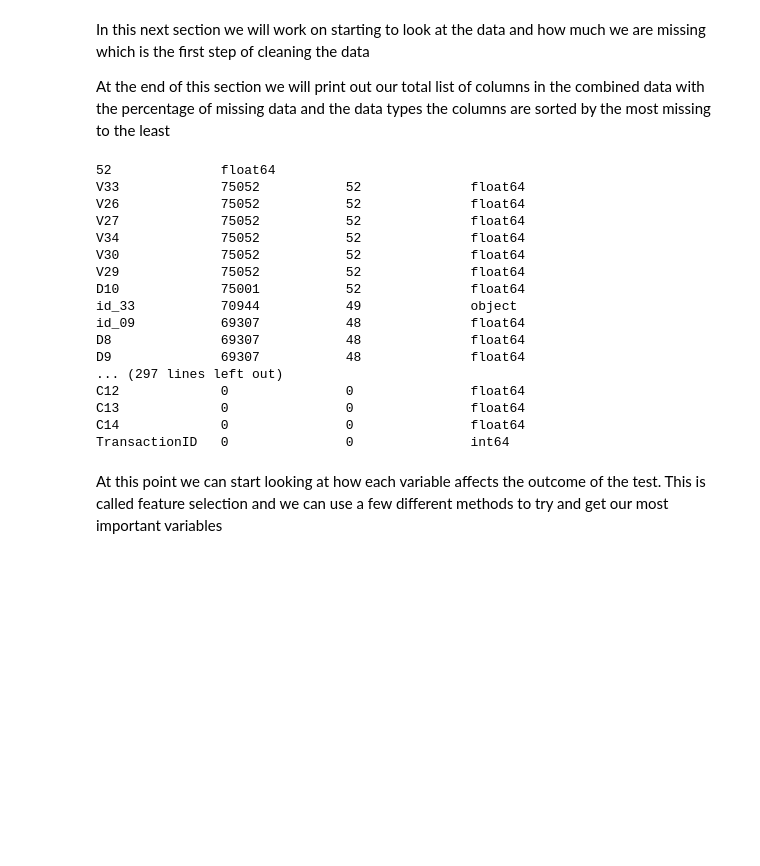
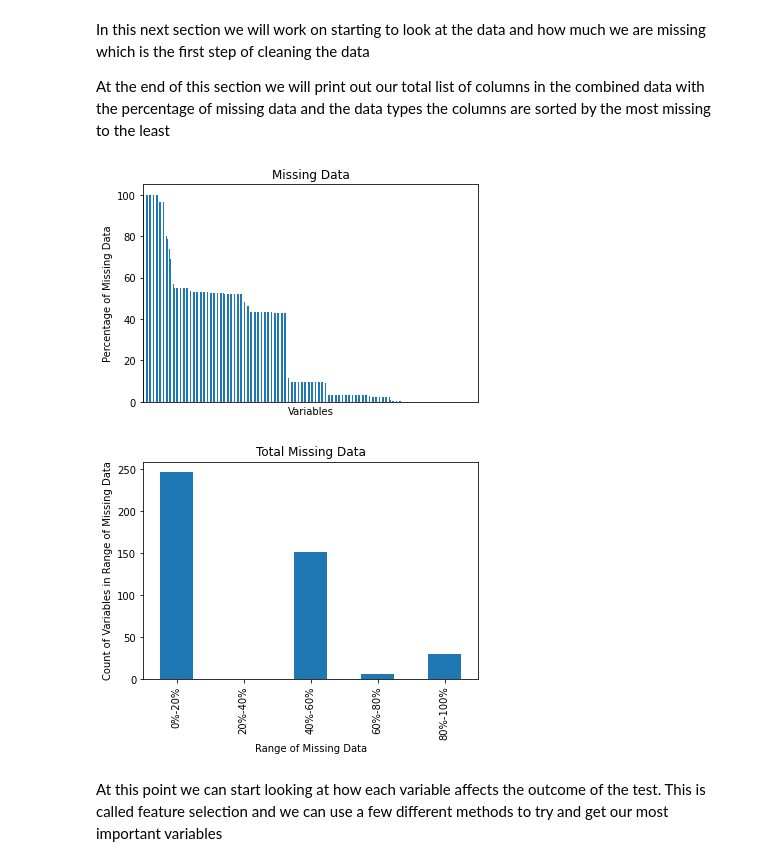
Before and after one commit to KevinGenereux/ESOF_0151_Project, a Jupyter notebook: lucas-src/Lucas(notebook).ipynb, the cells around one changed output. Cells and saved outputs as stored; diff of their text form; code cells hidden in the pictures; blank space fills up the shorter version.

Commit message:
- Added the missing data function - saved two more graphs -added the clearFiles function

```diff
--- a/lucas-src/Lucas(notebook).ipynb
+++ b/lucas-src/Lucas(notebook).ipynb
@@ -132,30 +132,43 @@ None
 In this next section we will work on starting to look at the data and how much we are missing which is the first step of cleaning the data
 
 At the end of this section we will print out our total list of columns in the combined data with the percentage of missing data and the data types the columns are sorted by the most missing to the least
-# %%
-percent_missing=train_combined.isnull().sum()#Calculate the percentage missing to the closest percentage
-missing_sorted=(percent_missing.sort_values(ascending=False))#Sort the data based on the values of missing data in decreasing order
-print('{:15s} {:15s} {:15s} {:15s}'.format("Col Name","# Missing", "% Missing","Data Type"))#print out the columns used
-for x in range(percent_missing.size):#go through each of the columns and get the name, amount missing and the data type and calulate the total amount of the data that is missing
-    print('{:15s} {:15s} {:15s} {:15s}'.format(missing_sorted.index[x],str(train_combinedDF[missing_sorted.index[x]].isnull().sum()),str(round(missing_sorted.data[x]/train_combined.shape[0]*100)),str(train_combinedDF[missing_sorted.index[x]].dtypes)))
-# %% [output]
-52              float64
-V33             75052           52              float64
-V26             75052           52              float64
-V27             75052           52              float64
-V34             75052           52              float64
-V30             75052           52              float64
-V29             75052           52              float64
-D10             75001           52              float64
-id_33           70944           49              object
-id_09           69307           48              float64
-D8              69307           48              float64
-D9              69307           48              float64
-... (297 lines left out)
-C12             0               0               float64
-C13             0               0               float64
-C14             0               0               float64
-TransactionID   0               0               int64
+# %%
+#the purpose of this function is to visualize how much data is missing
+#it only takes one input which is the data to be looked at
+#it will output two graphs one that shows all variables and the percentage missing and the other that counts how many variables have missing variables in a range of 0-100 incremented by 20
+def GraphMissing(missing_data):
+    percent_missing=missing_data.isnull().sum()#Calculate the percentage missing to the closest percentage
+    missing_sorted=(percent_missing.sort_values(ascending=False))#Sort the data based on the values of missing data in decreasing order
+    missing_sorted=(missing_sorted/len(missing_data))*100#get the percentages of missing data
+    ticks=[]
+    plt.figure(1)#set the figure to be plotted
+    total_missing=missing_sorted.plot(kind="bar", title="Missing Data",xlabel="Variables",ylabel="Percentage of Missing Data",subplots=False,xticks=ticks)#plot the bar graph
+    totfig=total_missing.get_figure()
+    totfig.savefig("..\Plots\Total_Missing.jpg")#save the figure to the plots file
+    a=0#set a starting range
+    index=[]#set the arrays to be initially empty
+    data=[]
+    while(a<100):#go until a is above 100
+        text="{}%-{}%".format(a,a+20)#format text to have the increments we are interested in
+        data.append(text)#save the names to the arrat
+        mis=missing_sorted.between(a, a+20)#get the true-false variables if the number is in the range
+        mis=missing_sorted[mis==True]#only select the true values
+        index.append(mis.size)#add the amount of variables with missing values
+        a=a+20#increment a
+
+    data=np.array(data)#create a np array to be used
+    #sumdat=sum(index)
+    #newdat[:]=[(x / sumdat)*100 for x in index]
+    mis_series=pd.Series(index,index=data)#create a series with the data
+    plt.figure(2)
+    range_plot=mis_series.plot.bar(title="Total Missing Data",xlabel="Range of Missing Data",ylabel="Count of Variables in Range of Missing Data",subplots=False)#plot the second bar graph
+    fig=range_plot.get_figure()
+    fig.savefig("..\Plots\Missing_Data_Per_Range.jpg")#save the graph to the
+
+GraphMissing(train_combined)
+# %% [output]
+[figure, added]
+[figure, added]
 # %% [markdown]
 At this point we can start looking at how each variable affects the outcome of the test. This is called feature selection and we can use a few different methods to try and get our most important variables
 # %% [markdown]
```
Also changed, not shown: 8 other files.
